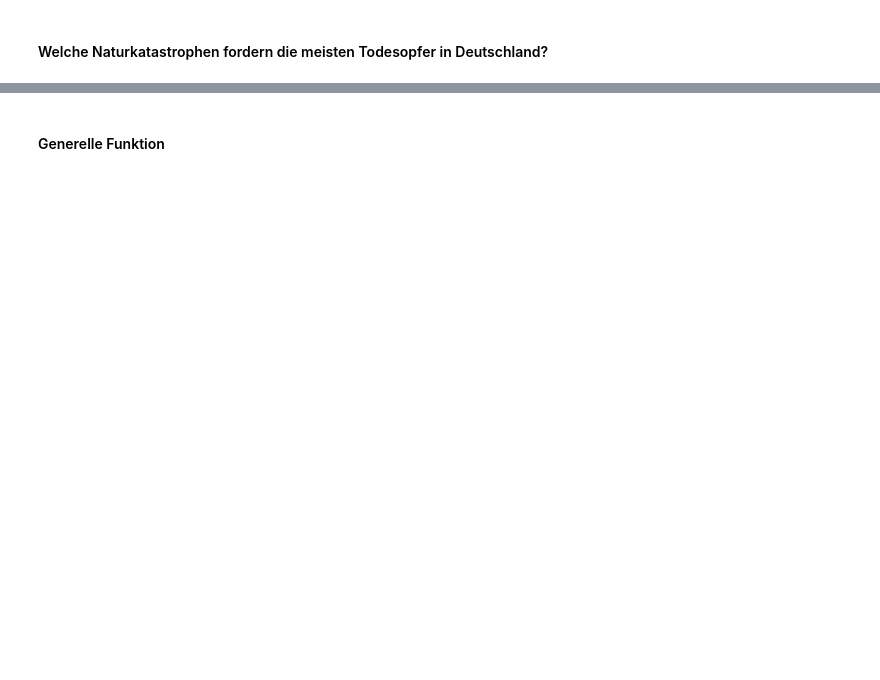
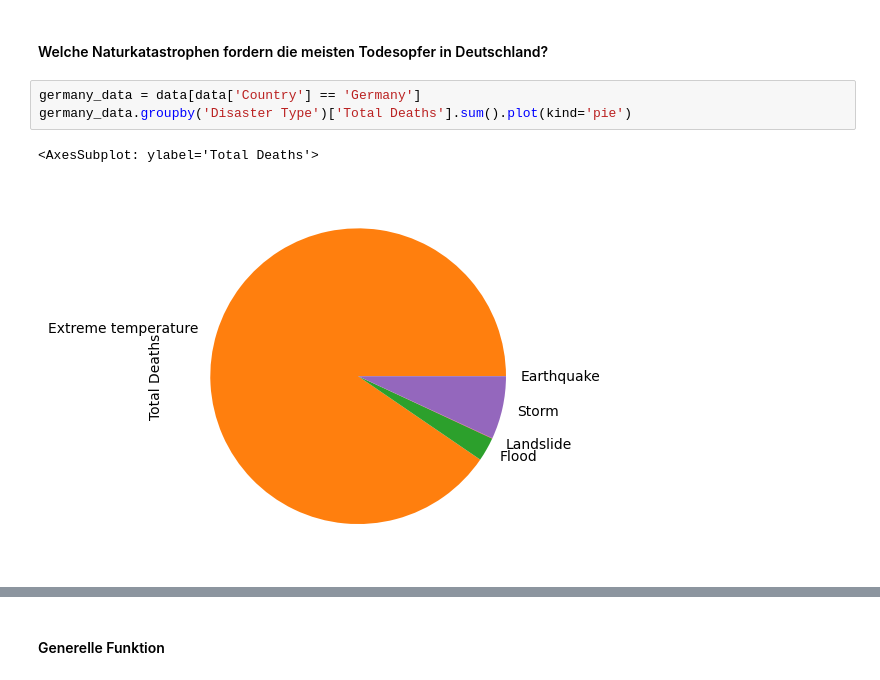
Before and after one commit to Tilana/datenjournalismus-in-python, a Jupyter notebook: vorlesung/Vorlesung 7 - Visualisierung.ipynb, the cells around one changed output, grey strips where cells are left out. Saved outputs shown, nothing was run; the diff lists cells and outputs as text; blank space fills up the shorter version.

```diff
--- a/vorlesung/Vorlesung 7 - Visualisierung.ipynb
+++ b/vorlesung/Vorlesung 7 - Visualisierung.ipynb
@@ -147,2 +415,8 @@ data.groupby('Disaster Type')['Total Deaths'].sum().plot(kind='pie')
 # %% [markdown]
 #### Welche Naturkatastrophen fordern die meisten Todesopfer in Deutschland?
+# %%
+germany_data = data[data['Country'] == 'Germany']
+germany_data.groupby('Disaster Type')['Total Deaths'].sum().plot(kind='pie')
+# %% [output]
+<AxesSubplot: ylabel='Total Deaths'>
+[figure, added]
```
Also changed, not shown: parts of 48 cells of this notebook, 12 other files.
